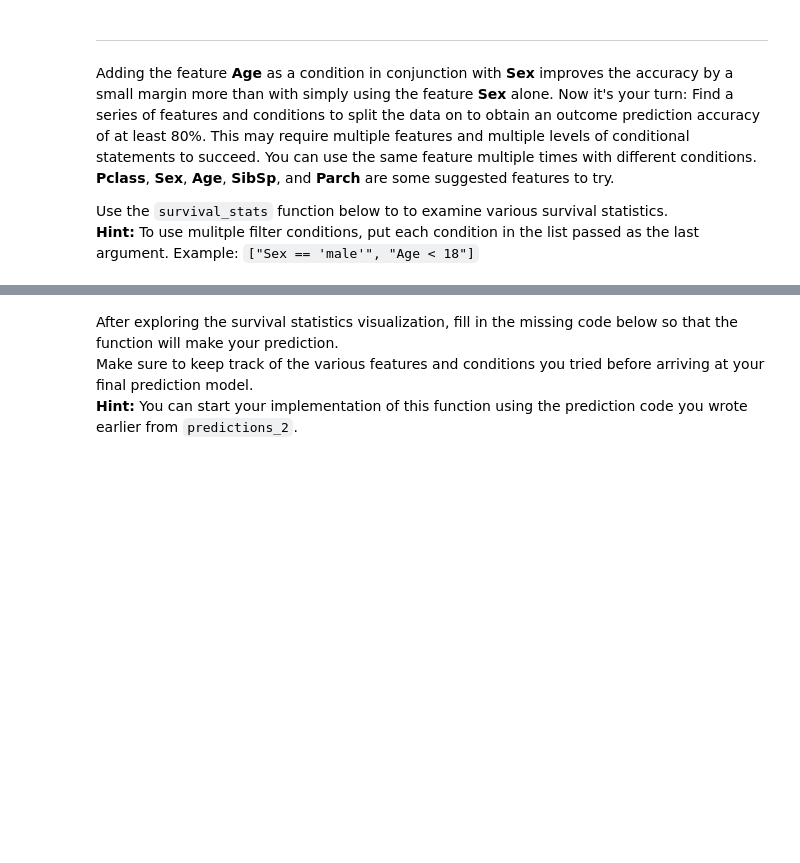
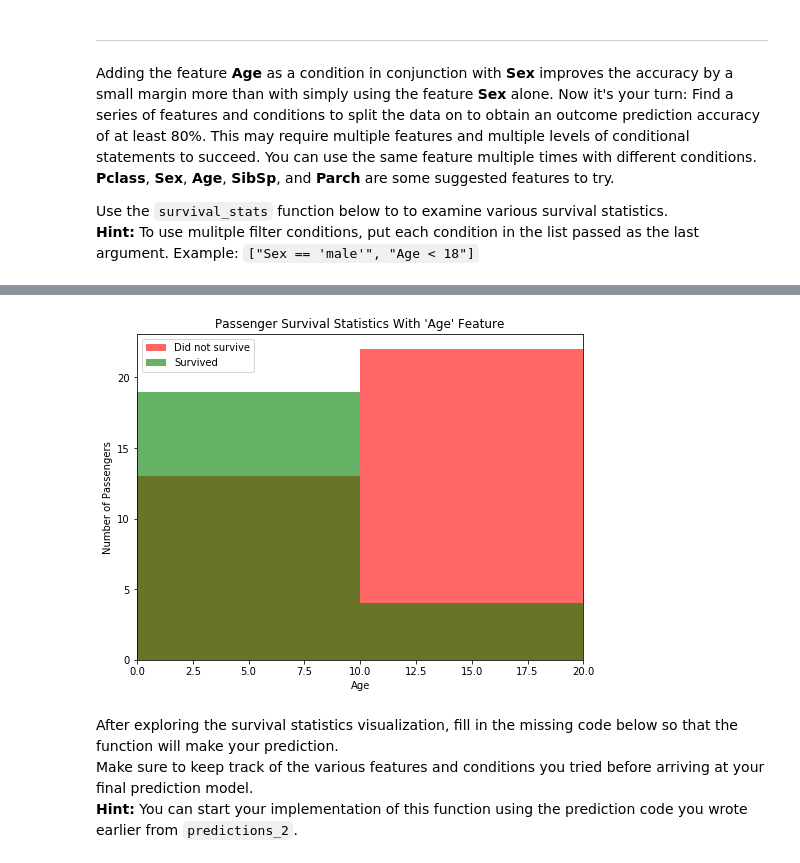
Before and after one commit to NamDinhRobotics/MachineLearning_nanoDegree, a Jupyter notebook: titanic_survival_exploration/titanic_survival_exploration.ipynb, the cells around one changed output, grey strips where cells are left out. Cells and saved outputs as stored; diff of their text form; code cells hidden in the pictures; blank space fills up the shorter version.

```diff
--- a/titanic_survival_exploration/titanic_survival_exploration.ipynb
+++ b/titanic_survival_exploration/titanic_survival_exploration.ipynb
@@ -278,3 +254,7 @@ vs.survival_stats(data, outcomes, 'Age', ["Sex == 'female'", "Pclass == 1"])
+# %%
+vs.survival_stats(data, outcomes, 'Age', ["Sex == 'male'", "Age < 18"])
+# %% [output]
+[figure, added]
 # %% [markdown]
 After exploring the survival statistics visualization, fill in the missing code below so that the function will make your prediction.
 Make sure to keep track of the various features and conditions you tried before arriving at your final prediction model.
```
Also changed, not shown: parts of 1 cell of this notebook, 1 other file.
